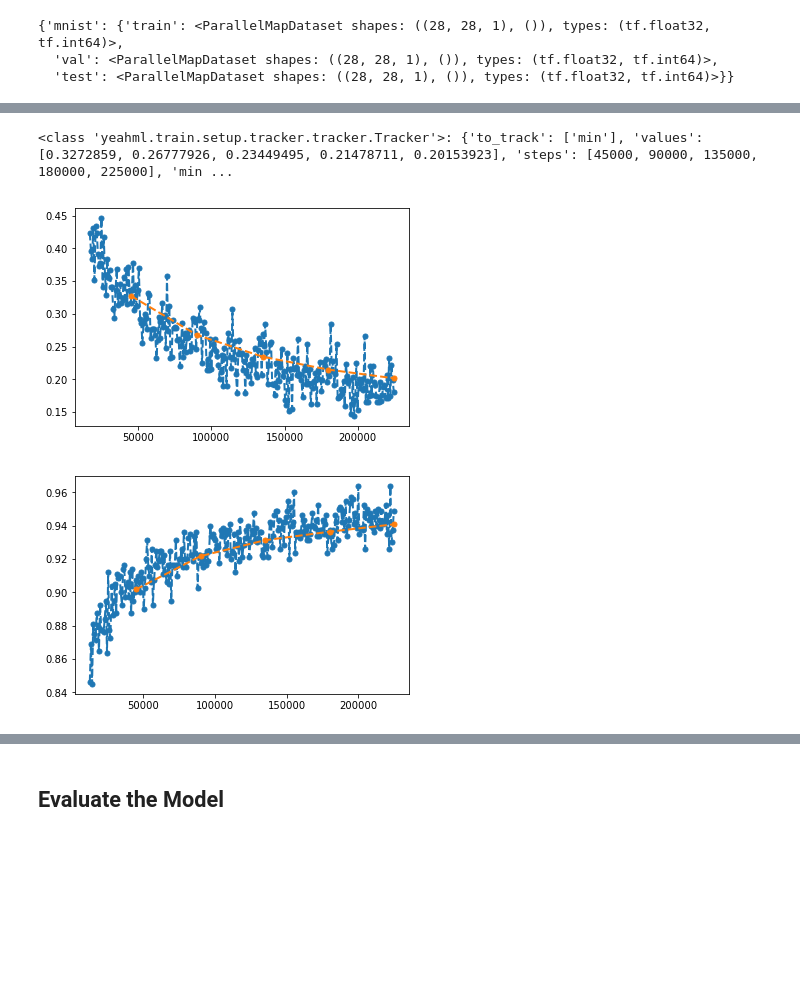
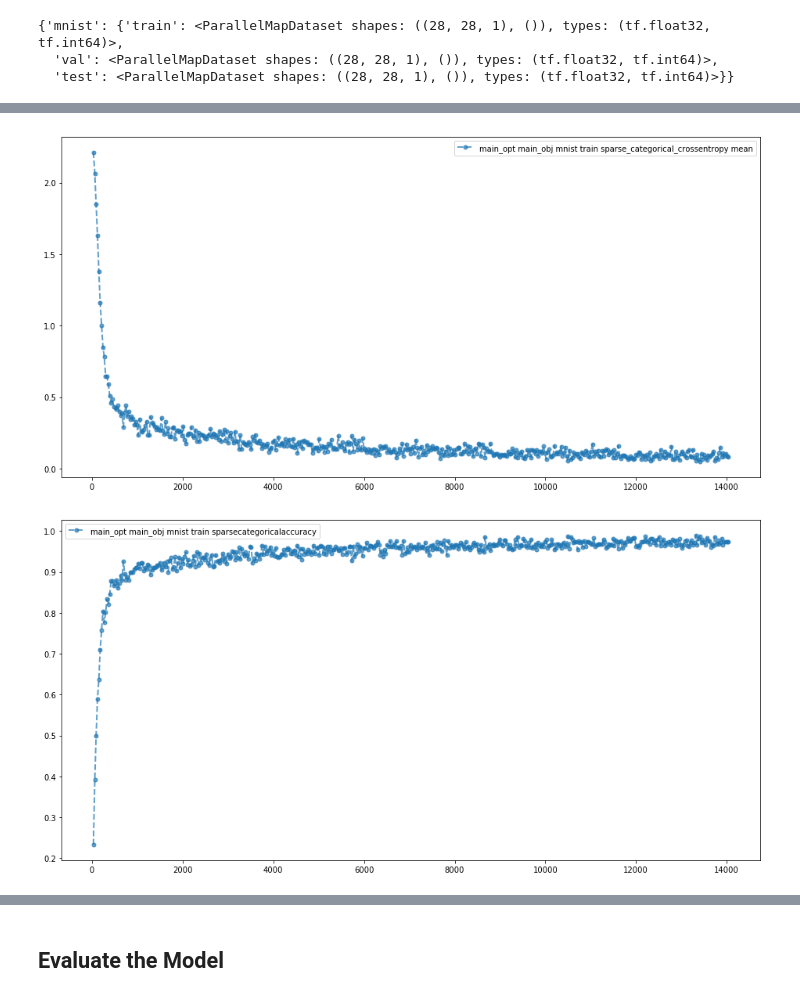
Before and after one commit to yeahml/yeahml, a Jupyter notebook: examples/mnist/mnist.ipynb, the cells around one changed output, grey strips where cells are left out. Cells and saved outputs as stored; diff of their text form; code cells hidden in the pictures; blank space fills up the shorter version.

```diff
--- a/examples/mnist/mnist.ipynb
+++ b/examples/mnist/mnist.ipynb
@@ -142,14 +132,13 @@ def plot_trackers(tracker, skip=0):
-# %%
-print(train_dict["tracker"]["main_opt"]["main_obj"]["loss"]["mnist"]["val"]["sparse_categorical_crossentropy"]["mean"])
-# %% [output]
-<class 'yeahml.train.setup.tracker.tracker.Tracker'>: {'to_track': ['min'], 'values': [0.3272859, 0.26777926, 0.23449495, 0.21478711, 0.20153923], 'steps': [45000, 90000, 135000, 180000, 225000], 'min ...
-# %%
-plot_trackers(train_dict["tracker"]["main_opt"]["main_obj"]["loss"]["mnist"]["train"]["sparse_categorical_crossentropy"]["mean"], 20)
-plot_trackers(train_dict["tracker"]["main_opt"]["main_obj"]["loss"]["mnist"]["val"]["sparse_categorical_crossentropy"]["mean"], 0)
-# %% [output]
-[figure, removed]
-# %%
-plot_trackers(train_dict["tracker"]["main_opt"]["main_obj"]['metrics']["mnist"]["train"]['sparsecategoricalaccuracy'], 15)
-plot_trackers(train_dict["tracker"]["main_opt"]["main_obj"]['metrics']["mnist"]["val"]['sparsecategoricalaccuracy'])
-# %% [output]
-[figure, removed]
+# %%
+yml.basic_plot_tracker(
+    train_dict["tracker"],
+    metrics=True,
+    local=False,
+    training=True,
+    validation=False,
+    loss=True,
+    size=(16, 8),
+)
+# %% [output]
+[figure, added]
+[figure, added]
```
Also changed, not shown: parts of 7 cells of this notebook, 8 other files.
